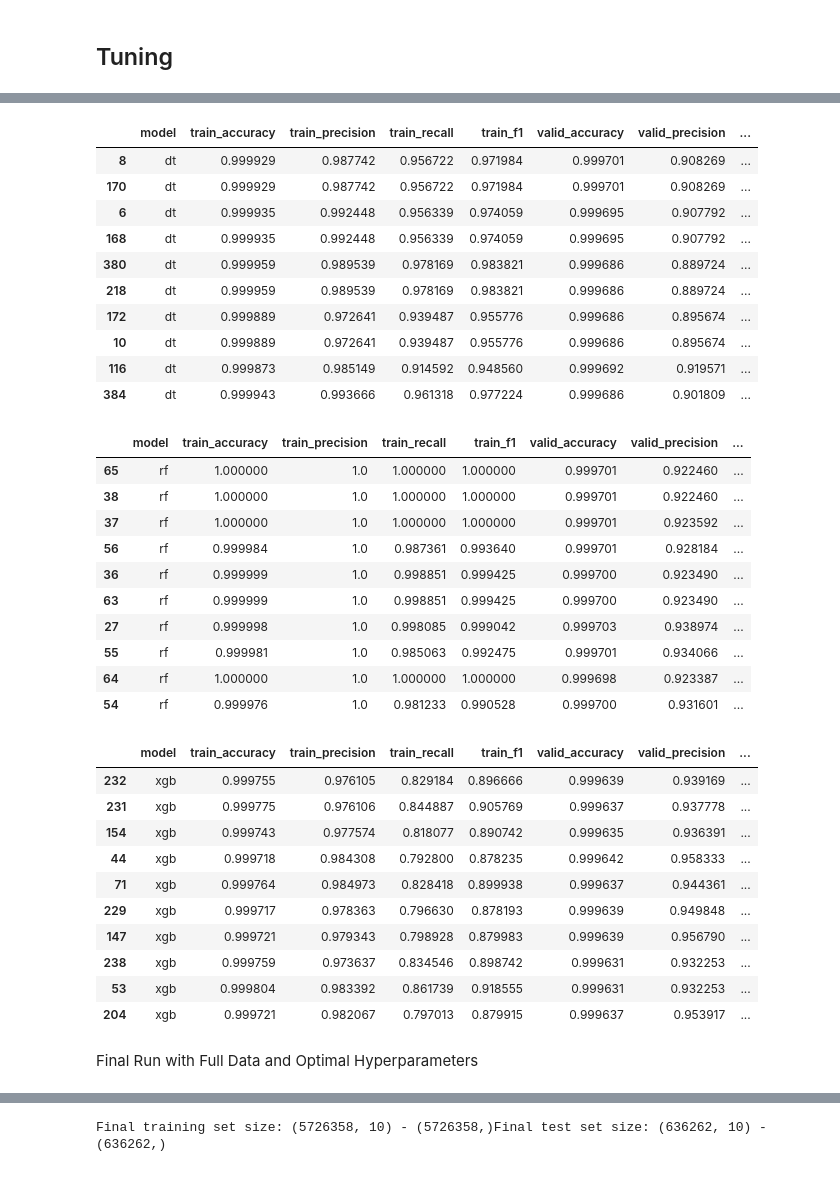
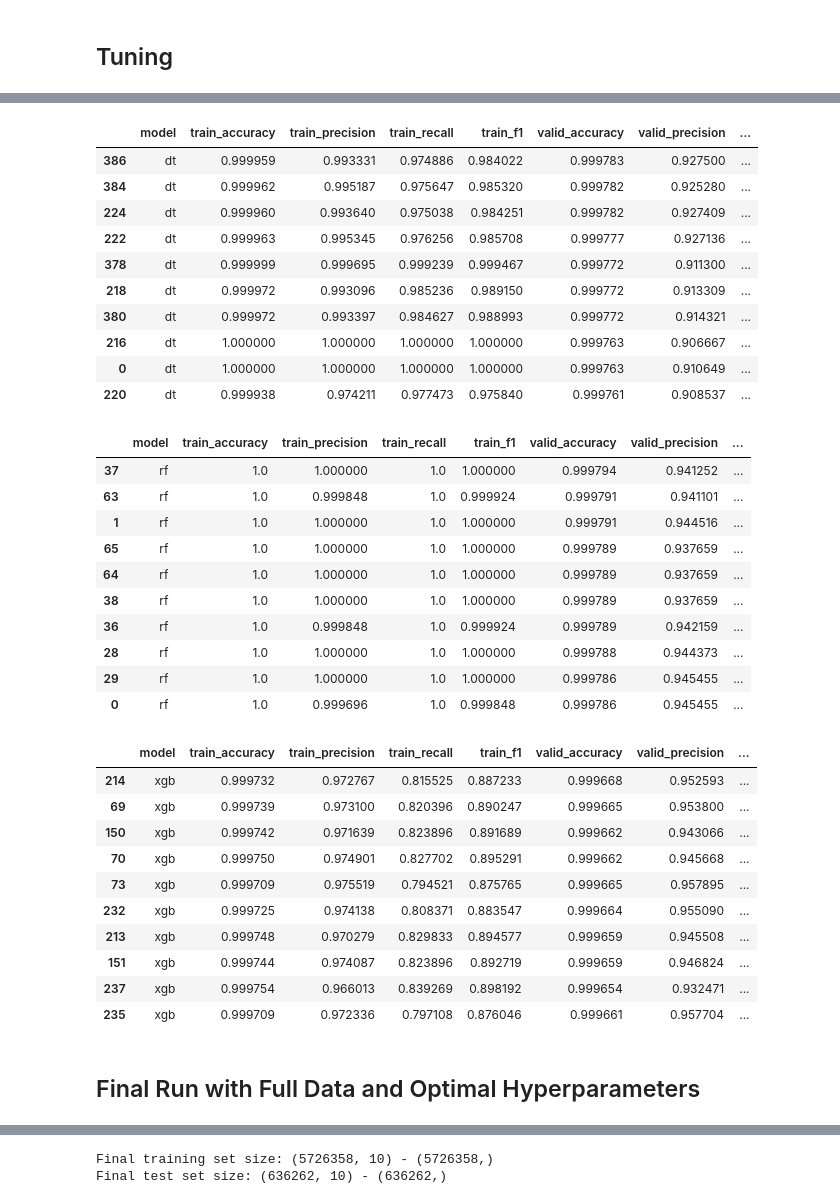
Before and after one commit to kac624/cuny, a Jupyter notebook: D622/hm2_trees/overview.ipynb, the cells around one changed output, grey strips where cells are left out. Cells and saved outputs as stored; diff of their text form; code cells hidden in the pictures.

```diff
--- a/D622/hm2_trees/overview.ipynb
+++ b/D622/hm2_trees/overview.ipynb
@@ -256,46 +278,46 @@ Completed 8 of 72 hyperparameter combinations Time in Loop: 11.66 min
 # %%
-dt_results = pd.read_excel('logs/tuning_results_04.01_11.11.xlsx', engine='openpyxl', index_col=0, sheet_name='dt')
-rf_results = pd.read_excel('logs/tuning_results_04.01_11.11.xlsx', engine='openpyxl', index_col=0, sheet_name='rf')
-xgb_results = pd.read_excel('logs/tuning_results_04.01_11.11.xlsx', engine='openpyxl', index_col=0, sheet_name='xgb')
+dt_results = pd.read_excel('logs/tuning_results_03.30_11.11.xlsx', engine='openpyxl', index_col=0, sheet_name='dt')
+rf_results = pd.read_excel('logs/tuning_results_03.30_11.11.xlsx', engine='openpyxl', index_col=0, sheet_name='rf')
+xgb_results = pd.read_excel('logs/tuning_results_03.30_11.11.xlsx', engine='openpyxl', index_col=0, sheet_name='xgb')
 
 display(
     dt_results.sort_values(by='valid_f1', ascending=False).head(10),
     rf_results.sort_values(by='valid_f1', ascending=False).head(10),
     xgb_results.sort_values(by='valid_f1', ascending=False).head(10)
 )
 # %% [output]
 |  | model | train_accuracy | train_precision | train_recall | train_f1 | valid_accuracy | valid_precision | ... |
-| 8 | dt | 0.999929 | 0.987742 | 0.956722 | 0.971984 | 0.999701 | 0.908269 | ... |
-| 170 | dt | 0.999929 | 0.987742 | 0.956722 | 0.971984 | 0.999701 | 0.908269 | ... |
-| 6 | dt | 0.999935 | 0.992448 | 0.956339 | 0.974059 | 0.999695 | 0.907792 | ... |
-| 168 | dt | 0.999935 | 0.992448 | 0.956339 | 0.974059 | 0.999695 | 0.907792 | ... |
-| 380 | dt | 0.999959 | 0.989539 | 0.978169 | 0.983821 | 0.999686 | 0.889724 | ... |
-| 218 | dt | 0.999959 | 0.989539 | 0.978169 | 0.983821 | 0.999686 | 0.889724 | ... |
-| 172 | dt | 0.999889 | 0.972641 | 0.939487 | 0.955776 | 0.999686 | 0.895674 | ... |
-| 10 | dt | 0.999889 | 0.972641 | 0.939487 | 0.955776 | 0.999686 | 0.895674 | ... |
-| 116 | dt | 0.999873 | 0.985149 | 0.914592 | 0.948560 | 0.999692 | 0.919571 | ... |
-| 384 | dt | 0.999943 | 0.993666 | 0.961318 | 0.977224 | 0.999686 | 0.901809 | ... |
+| 386 | dt | 0.999959 | 0.993331 | 0.974886 | 0.984022 | 0.999783 | 0.927500 | ... |
+| 384 | dt | 0.999962 | 0.995187 | 0.975647 | 0.985320 | 0.999782 | 0.925280 | ... |
+| 224 | dt | 0.999960 | 0.993640 | 0.975038 | 0.984251 | 0.999782 | 0.927409 | ... |
+| 222 | dt | 0.999963 | 0.995345 | 0.976256 | 0.985708 | 0.999777 | 0.927136 | ... |
+| 378 | dt | 0.999999 | 0.999695 | 0.999239 | 0.999467 | 0.999772 | 0.911300 | ... |
+| 218 | dt | 0.999972 | 0.993096 | 0.985236 | 0.989150 | 0.999772 | 0.913309 | ... |
+| 380 | dt | 0.999972 | 0.993397 | 0.984627 | 0.988993 | 0.999772 | 0.914321 | ... |
+| 216 | dt | 1.000000 | 1.000000 | 1.000000 | 1.000000 | 0.999763 | 0.906667 | ... |
+| 0 | dt | 1.000000 | 1.000000 | 1.000000 | 1.000000 | 0.999763 | 0.910649 | ... |
+| 220 | dt | 0.999938 | 0.974211 | 0.977473 | 0.975840 | 0.999761 | 0.908537 | ... |
 |  | model | train_accuracy | train_precision | train_recall | train_f1 | valid_accuracy | valid_precision | ... |
-| 65 | rf | 1.000000 | 1.0 | 1.000000 | 1.000000 | 0.999701 | 0.922460 | ... |
-| 38 | rf | 1.000000 | 1.0 | 1.000000 | 1.000000 | 0.999701 | 0.922460 | ... |
-| 37 | rf | 1.000000 | 1.0 | 1.000000 | 1.000000 | 0.999701 | 0.923592 | ... |
-| 56 | rf | 0.999984 | 1.0 | 0.987361 | 0.993640 | 0.999701 | 0.928184 | ... |
-| 36 | rf | 0.999999 | 1.0 | 0.998851 | 0.999425 | 0.999700 | 0.923490 | ... |
-| 63 | rf | 0.999999 | 1.0 | 0.998851 | 0.999425 | 0.999700 | 0.923490 | ... |
-| 27 | rf | 0.999998 | 1.0 | 0.998085 | 0.999042 | 0.999703 | 0.938974 | ... |
-| 55 | rf | 0.999981 | 1.0 | 0.985063 | 0.992475 | 0.999701 | 0.934066 | ... |
-| 64 | rf | 1.000000 | 1.0 | 1.000000 | 1.000000 | 0.999698 | 0.923387 | ... |
-| 54 | rf | 0.999976 | 1.0 | 0.981233 | 0.990528 | 0.999700 | 0.931601 | ... |
+| 37 | rf | 1.0 | 1.000000 | 1.0 | 1.000000 | 0.999794 | 0.941252 | ... |
+| 63 | rf | 1.0 | 0.999848 | 1.0 | 0.999924 | 0.999791 | 0.941101 | ... |
+| 1 | rf | 1.0 | 1.000000 | 1.0 | 1.000000 | 0.999791 | 0.944516 | ... |
+| 65 | rf | 1.0 | 1.000000 | 1.0 | 1.000000 | 0.999789 | 0.937659 | ... |
+| 64 | rf | 1.0 | 1.000000 | 1.0 | 1.000000 | 0.999789 | 0.937659 | ... |
+| 38 | rf | 1.0 | 1.000000 | 1.0 | 1.000000 | 0.999789 | 0.937659 | ... |
+| 36 | rf | 1.0 | 0.999848 | 1.0 | 0.999924 | 0.999789 | 0.942159 | ... |
+| 28 | rf | 1.0 | 1.000000 | 1.0 | 1.000000 | 0.999788 | 0.944373 | ... |
+| 29 | rf | 1.0 | 1.000000 | 1.0 | 1.000000 | 0.999786 | 0.945455 | ... |
+| 0 | rf | 1.0 | 0.999696 | 1.0 | 0.999848 | 0.999786 | 0.945455 | ... |
 |  | model | train_accuracy | train_precision | train_recall | train_f1 | valid_accuracy | valid_precision | ... |
-| 232 | xgb | 0.999755 | 0.976105 | 0.829184 | 0.896666 | 0.999639 | 0.939169 | ... |
-| 231 | xgb | 0.999775 | 0.976106 | 0.844887 | 0.905769 | 0.999637 | 0.937778 | ... |
-| 154 | xgb | 0.999743 | 0.977574 | 0.818077 | 0.890742 | 0.999635 | 0.936391 | ... |
-| 44 | xgb | 0.999718 | 0.984308 | 0.792800 | 0.878235 | 0.999642 | 0.958333 | ... |
-| 71 | xgb | 0.999764 | 0.984973 | 0.828418 | 0.899938 | 0.999637 | 0.944361 | ... |
-| 229 | xgb | 0.999717 | 0.978363 | 0.796630 | 0.878193 | 0.999639 | 0.949848 | ... |
-| 147 | xgb | 0.999721 | 0.979343 | 0.798928 | 0.879983 | 0.999639 | 0.956790 | ... |
-| 238 | xgb | 0.999759 | 0.973637 | 0.834546 | 0.898742 | 0.999631 | 0.932253 | ... |
-| 53 | xgb | 0.999804 | 0.983392 | 0.861739 | 0.918555 | 0.999631 | 0.932253 | ... |
-| 204 | xgb | 0.999721 | 0.982067 | 0.797013 | 0.879915 | 0.999637 | 0.953917 | ... |
+| 214 | xgb | 0.999732 | 0.972767 | 0.815525 | 0.887233 | 0.999668 | 0.952593 | ... |
+| 69 | xgb | 0.999739 | 0.973100 | 0.820396 | 0.890247 | 0.999665 | 0.953800 | ... |
+| 150 | xgb | 0.999742 | 0.971639 | 0.823896 | 0.891689 | 0.999662 | 0.943066 | ... |
+| 70 | xgb | 0.999750 | 0.974901 | 0.827702 | 0.895291 | 0.999662 | 0.945668 | ... |
+| 73 | xgb | 0.999709 | 0.975519 | 0.794521 | 0.875765 | 0.999665 | 0.957895 | ... |
+| 232 | xgb | 0.999725 | 0.974138 | 0.808371 | 0.883547 | 0.999664 | 0.955090 | ... |
+| 213 | xgb | 0.999748 | 0.970279 | 0.829833 | 0.894577 | 0.999659 | 0.945508 | ... |
+| 151 | xgb | 0.999744 | 0.974087 | 0.823896 | 0.892719 | 0.999659 | 0.946824 | ... |
+| 237 | xgb | 0.999754 | 0.966013 | 0.839269 | 0.898192 | 0.999654 | 0.932471 | ... |
+| 235 | xgb | 0.999709 | 0.972336 | 0.797108 | 0.876046 | 0.999661 | 0.957704 | ... |
 # %% [markdown]
-Final Run with Full Data and Optimal Hyperparameters
+## Final Run with Full Data and Optimal Hyperparameters
```
Also changed, not shown: parts of 11 cells of this notebook, 4 other files.
